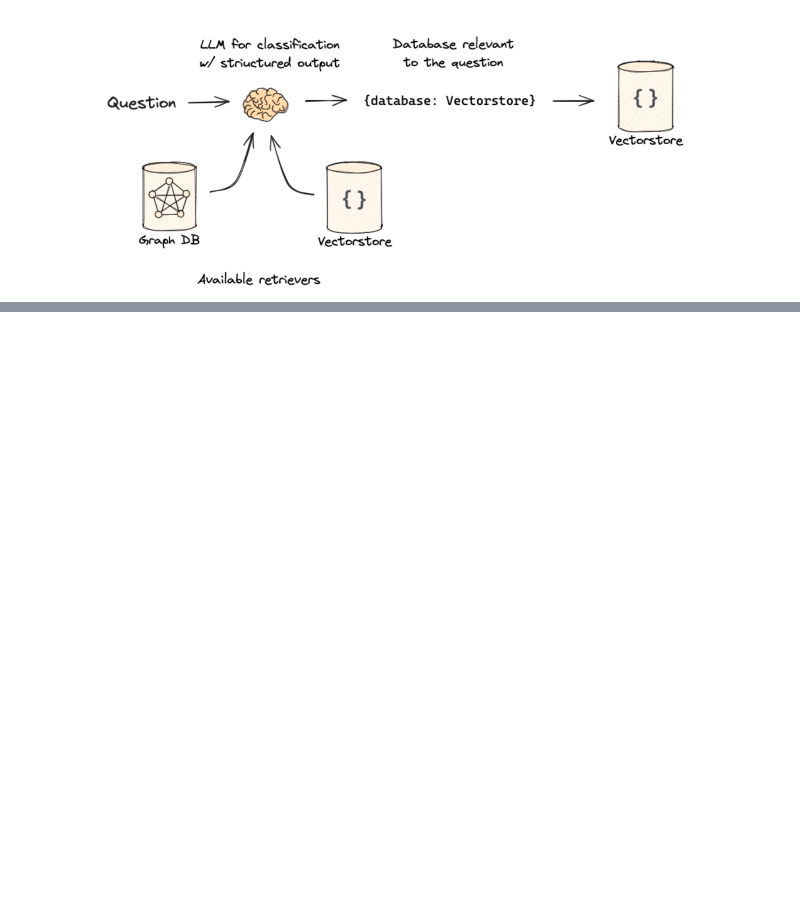
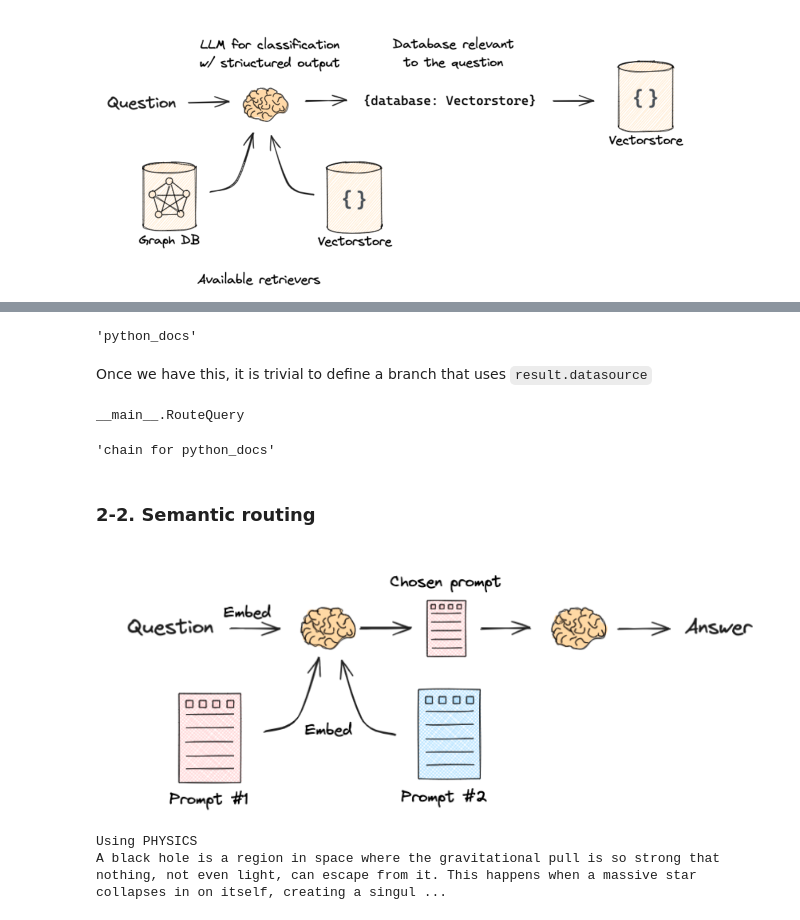
Before and after one commit to yoshi-cow/learn_rag, a Jupyter notebook: routing.ipynb, the cells around one changed output, grey strips where cells are left out. Drawn from its saved outputs; the diff is of its cells as text; code cells hidden in the pictures; blank space fills up the shorter version.

```diff
--- a/routing.ipynb
+++ b/routing.ipynb
@@ -40,0 +109,10 @@ class RouteQuery(BaseModel)
+# %%
+result.datasource
+# %% [output]
+'python_docs'
+# %% [markdown]
+Once we have this, it is trivial to define a branch that uses `result.datasource`
+# %%
+type(result)
+# %% [output]
+__main__.RouteQuery
@@ -40,0 +134,65 @@ class RouteQuery(BaseModel)
+# %%
+full_chain.invoke({"question": question})
+# %% [output]
+'chain for python_docs'
+# %% [markdown]
+### 2-2. Semantic routing
+# %%
+im = show_image("./data/route_3.png")
+im
+# %% [output]
+[figure, added]
+# %%
+from langchain.utils.math import cosine_similarity
+from langchain_core.output_parsers import StrOutputParser
+from langchain_core.prompts import PromptTemplate
+from langchain_core.runnables import RunnableLambda, RunnablePassthrough
+from langchain_openai import ChatOpenAI, OpenAIEmbeddings
+
+# Two prompt
+physics_template = """You are a very smart physics professor. \
+You are great at answering questions about physics in a concise and easy to understand manner. \
+When you don't know the answer to a question you admit that you don't know.
+
+Here is a question:
+{query}"""
+
+math_template = """You are a very good mathematician. You are great at answering math questions. \
+You are so good because you are able to break down hard problems into their component parts, \
+answer the component parts, and then put them together to answer the broader question.
+
+Here is a question:
+{query}"""
+
+# Embed prompts
+embeddings = OpenAIEmbeddings(model="text-embedding-3-small")
+prompt_templates = [physics_template, math_template]
+prompt_embeddings = embeddings.embed_documents(prompt_templates)
+
+
+# Route question to prompt
+def prompt_router(input):
+    # Embed question
+    query_embedding = embeddings.embed_query(input["query"])
+    # Computer Similarity
+    similarity = cosine_similarity([query_embedding], prompt_embeddings)[0]
+    # -> 類似度：[0.1669281  0.12770572]
+    most_similar = prompt_templates[similarity.argmax()]
+    # Chosen prompt
+    print("Using MATH" if most_similar == math_template else "Using PHYSICS")
+
+    return PromptTemplate.from_template(most_similar)
+
+
+chain = (
+    {"query": RunnablePassthrough()}
+    | RunnableLambda(prompt_router)
+    | ChatOpenAI()
+    | StrOutputParser()
+)
+
+ans = chain.invoke("What's a black hole")
+print(ans)
+# %% [output]
+Using PHYSICS
+A black hole is a region in space where the gravitational pull is so strong that nothing, not even light, can escape from it. This happens when a massive star collapses in on itself, creating a singul ...
```
Also changed, not shown: parts of 6 cells of this notebook, 6 other files.
